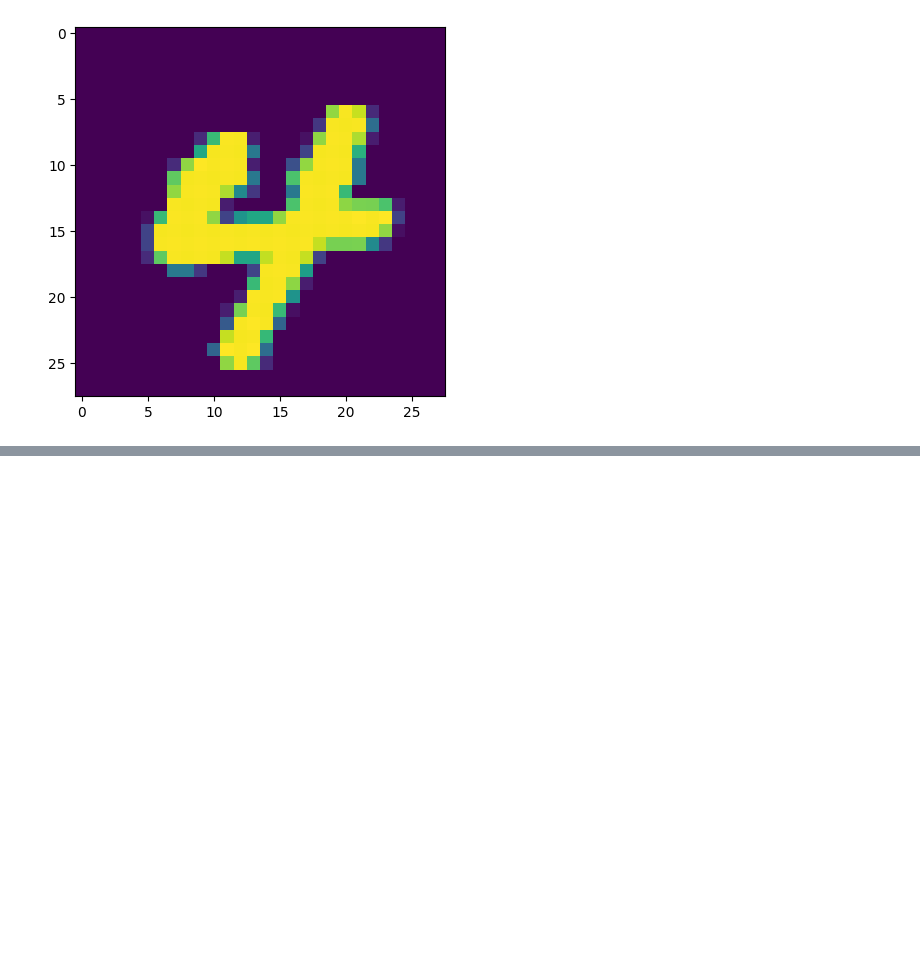
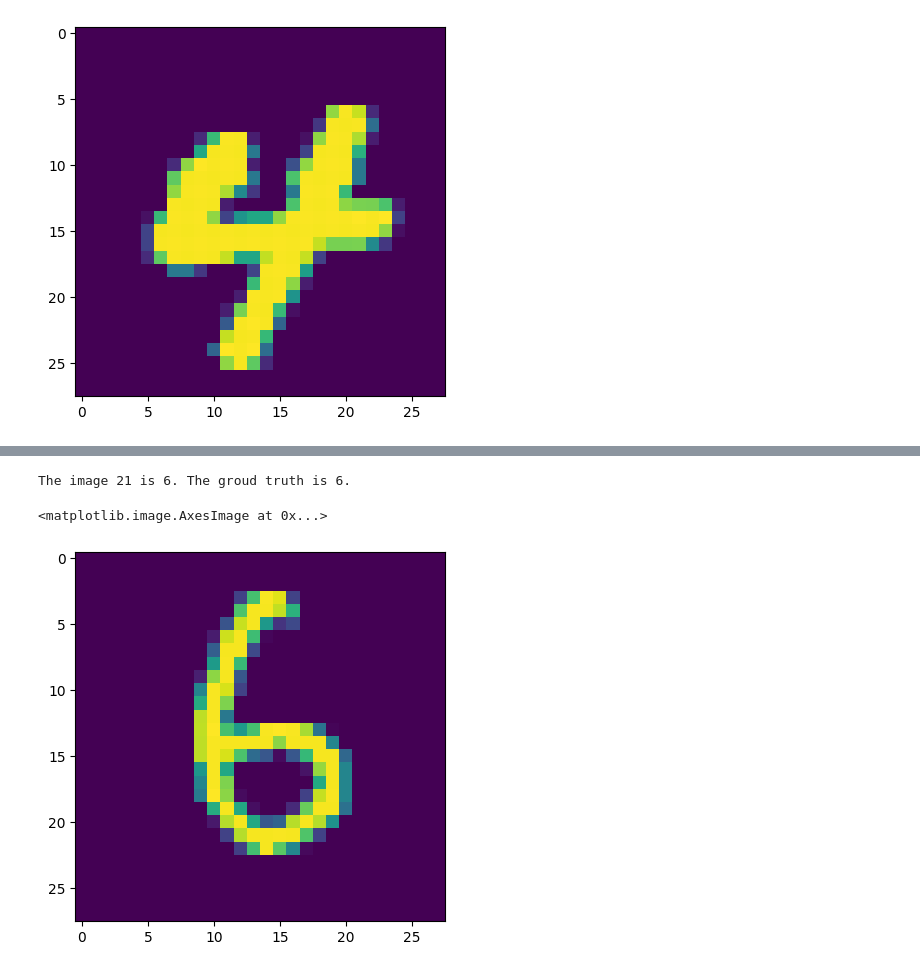
Before and after one commit to jrkwon/ece5831-2024-code, a Jupyter notebook: 05/module5-minist.ipynb, the cells around one changed output, grey strips where cells are left out. Drawn from its saved outputs; the diff is of its cells as text; code cells hidden in the pictures; blank space fills up the shorter version.

```diff
--- a/05/module5-minist.ipynb
+++ b/05/module5-minist.ipynb
@@ -419,0 +498,20 @@ Label: 4
+# %%
+def softmax(a):
+    c = np.max(a)
+    exp_a = np.exp(a - c)
+    return exp_a/np.sum(exp_a)
+# %%
+def predict(network, x):
+    w1, w2, w3 = network['W1'], network['W2'], network['W3']
+    b1, b2, b3 = network['b1'], network['b2'], network['b3']
+
+    a1 = np.dot(x, w1) + b1
+    z1 = sigmoid(a1)
+
+    a2 = np.dot(z1, w2) + b2
+    z2 = sigmoid(a2)
+
+    a3 = np.dot(z2, w3) + b3
+    y = softmax(a3)
+
+    return y
@@ -419,0 +572,4 @@ Label: 4
+# %%
+mnist = Mnist()
+(_, _), (test_images, test_labels) = mnist.load()
+mnist.init_network()
@@ -419,0 +584,4 @@ Label: 4
+# %%
+idx = 21
+x = test_images[idx]
+y = test_labels[idx]
@@ -419,0 +593,7 @@ Label: 4
+# %%
+print(f'The image {idx} is {y_one_hot}. The groud truth is {p}.')
+plt.imshow(x.reshape(28, 28))
+# %% [output]
+The image 21 is 6. The groud truth is 6.
+<matplotlib.image.AxesImage at 0x...>
+[figure, added]
```
Also changed, not shown: parts of 24 cells of this notebook, 2 other files.
